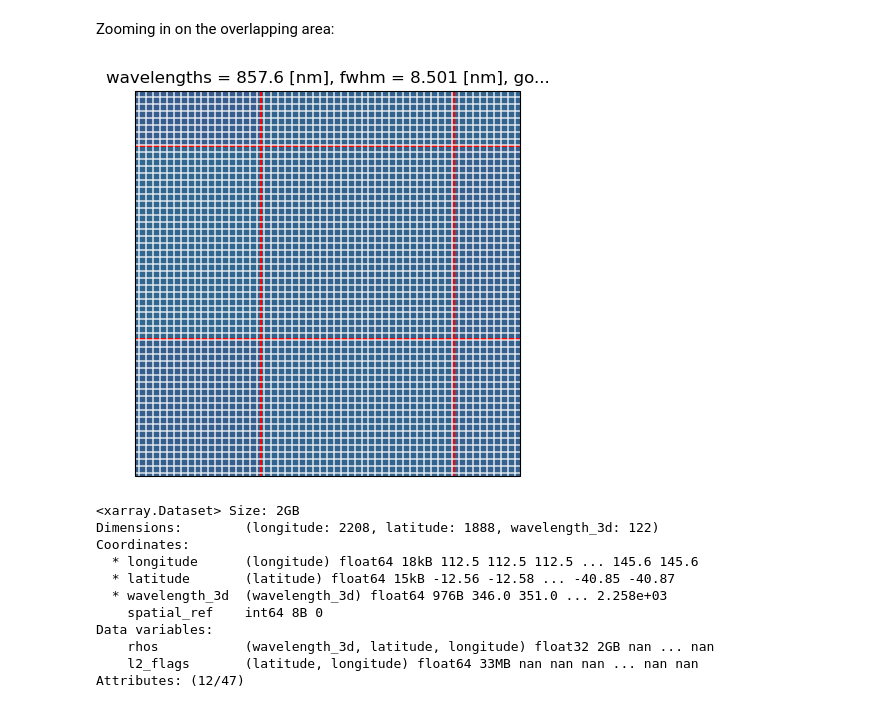
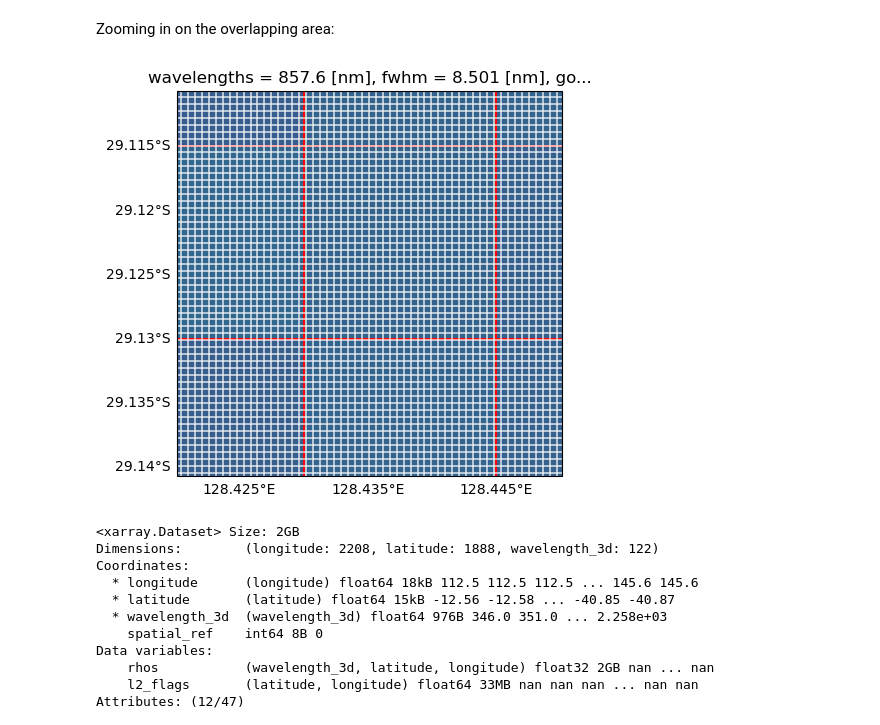
Before and after one commit to skyecaplan/VITALS, a Jupyter notebook: community_contributed/PACE_EMIT/02_Align_PACE_EMIT_Grids.ipynb, the cells around one changed output. Drawn from its saved outputs; the diff is of its cells as text; code cells hidden in the pictures.

```diff
--- a/community_contributed/PACE_EMIT/02_Align_PACE_EMIT_Grids.ipynb
+++ b/community_contributed/PACE_EMIT/02_Align_PACE_EMIT_Grids.ipynb
@@ -257,13 +258,14 @@ Zooming in on the overlapping area:
 # %%
 #TODO: Add bg cartopy elements, and maybe do this above to not be repetitive
 fig, ax = plt.subplots(figsize=(13,5), subplot_kw=dict(projection=ccrs.PlateCarree()))
 oci_gridded.rhos.sel({"wavelength_3d":860}, method="nearest").plot(vmin=0, vmax=1, transform=ccrs.PlateCarree(),linewidth=0.05, edgecolors="red", add_colorbar=False)
 emit.reflectance.sel({"wavelengths":860}, method="nearest").plot(vmin=0, vmax=1, cmap="Greys_r", transform=ccrs.PlateCarree(),  linewidth=0.05, edgecolors="white", add_colorbar=False, alpha=0.4)
 emit2.reflectance.sel({"wavelengths":860}, method="nearest").plot(vmin=0, vmax=1, cmap="Greys_r", transform=ccrs.PlateCarree(), linewidth=0.001, edgecolors="white", add_colorbar=False, alpha=0.4)
 ax.set_extent([emit.longitude.min(), emit.longitude.min()+0.03, emit.latitude.min(), emit.latitude.min()+0.03])
+ax.gridlines(draw_labels={"left": "y", "bottom": "x"}, alpha=0.0)
 plt.show()
 # %% [output]
-[figure, old version]
+[figure, new version]
 # %%
 oci_gridded
 # %% [output]
```
Also changed, not shown: parts of 10 cells of this notebook, 1 other file.
